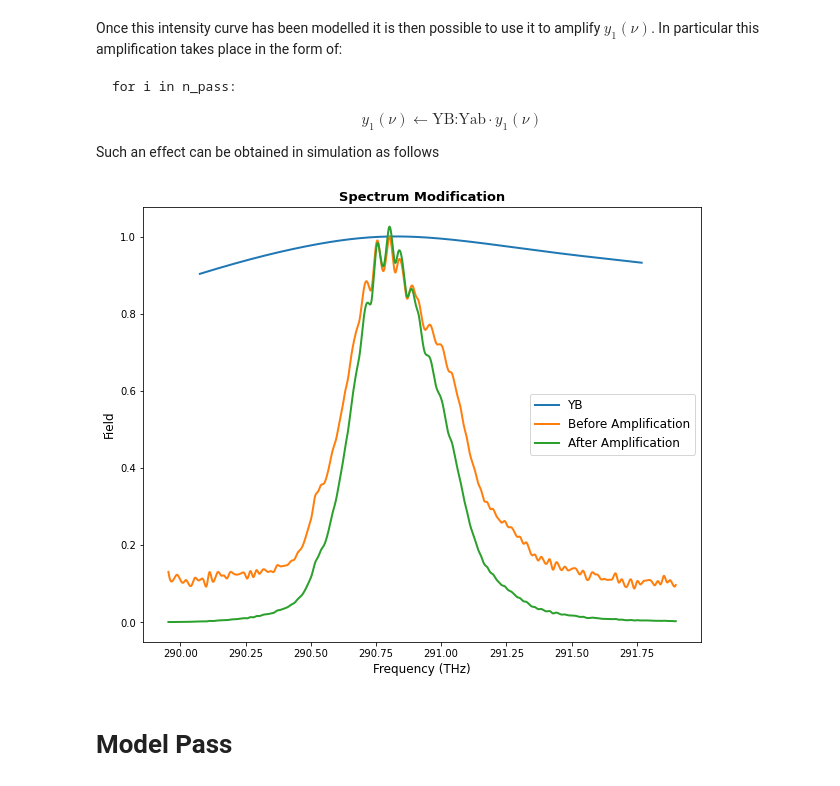
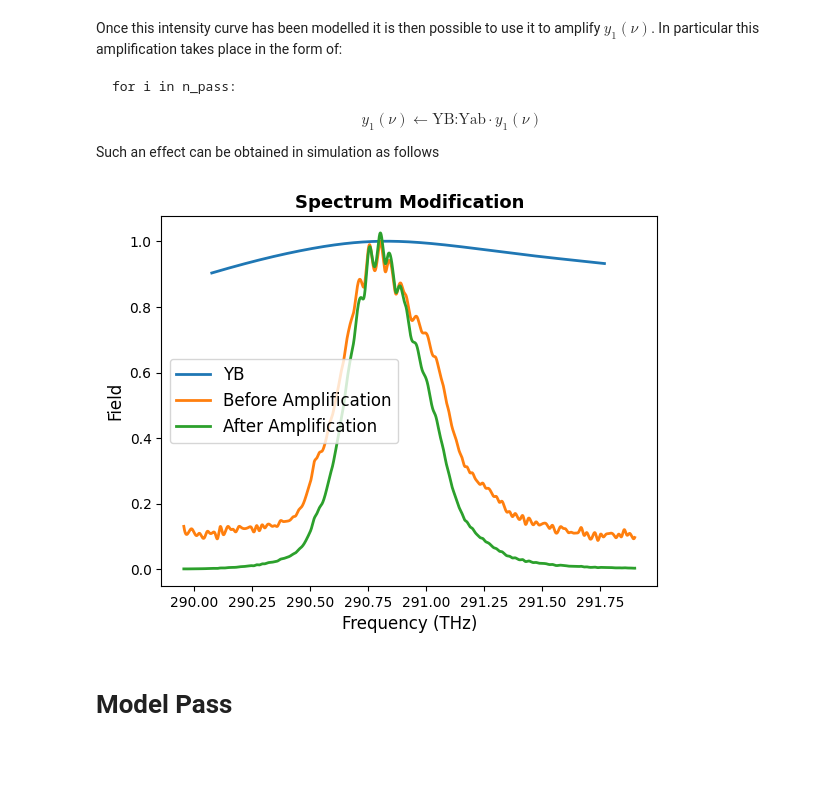
Before and after one commit to fracapuano/TempoRL, a Jupyter notebook: notebooks/SemiPhysicalModel/SemiPhysicalModel_v1.ipynb, the cells around one changed output. Cells and saved outputs as stored; diff of their text form; code cells hidden in the pictures; blank space fills up the shorter version.

```diff
--- a/notebooks/SemiPhysicalModel/SemiPhysicalModel_v1.ipynb
+++ b/notebooks/SemiPhysicalModel/SemiPhysicalModel_v1.ipynb
@@ -193,7 +193,7 @@ plt.show()
 # %%
 from scipy.constants import c
 
-cristal_path = "../data/cristal_gain.txt"
+cristal_path = "../../data/cristal_gain.txt"
 gain_df = pd.read_csv(cristal_path, sep = "  ", skiprows = 2, header = None, engine = "python")
 gain_df.columns = ["Wavelength (nm)", "Intensity"]
 gain_df.Intensity = gain_df.Intensity / gain_df.Intensity.values.max()
@@ -233,29 +233,29 @@ Such an effect can be obtained in simulation as follows
 # %%
 n_passes = 50 # experimentalist's indication
 
 #YIB is an intensity - must be converted in field
 YBfield = np.sqrt(gain_intensity_clean_aug)
 initial_field = field_clean_aug
 
 field_amp = YBfield * initial_field
 for _ in range(n_passes-1):
     field_amp = YBfield * field_amp
 
 # visualizing the results
-fig, ax = plt.subplots(figsize = (10,8))
+fig, ax = plt.subplots()
 
 ax.set_title("Spectrum Modification", fontsize = 13, fontweight = "bold")
 
 ax.plot(gain_frequency_clean_aug, YBfield, label = "YB", lw = 2)
 ax.plot(frequency_clean_aug * 1e-12, initial_field, label = "Before Amplification", lw = 2)
 ax.plot(frequency_clean_aug * 1e-12, field_amp, label = "After Amplification", lw = 2)
 
 ax.set_xlabel("Frequency (THz)", fontsize = 12); ax.set_ylabel("Field", fontsize = 12)
 ax.legend(fontsize = 12)
 
 plt.show()
 # %% [output]
-[figure, old version]
+[figure, new version]
 # %% [markdown]
 # Model Pass
 # %%
```
Also changed, not shown: parts of 9 cells of this notebook.
